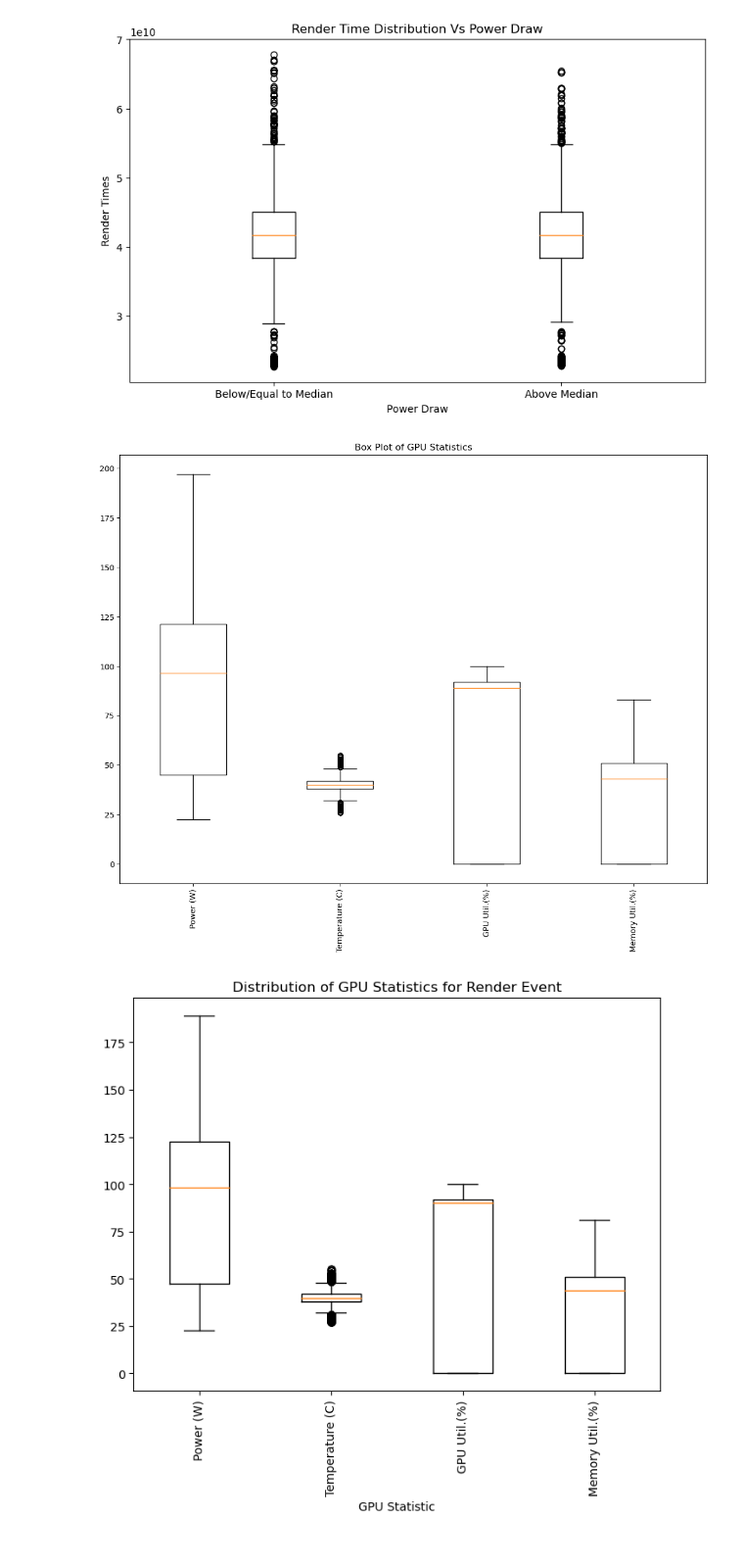
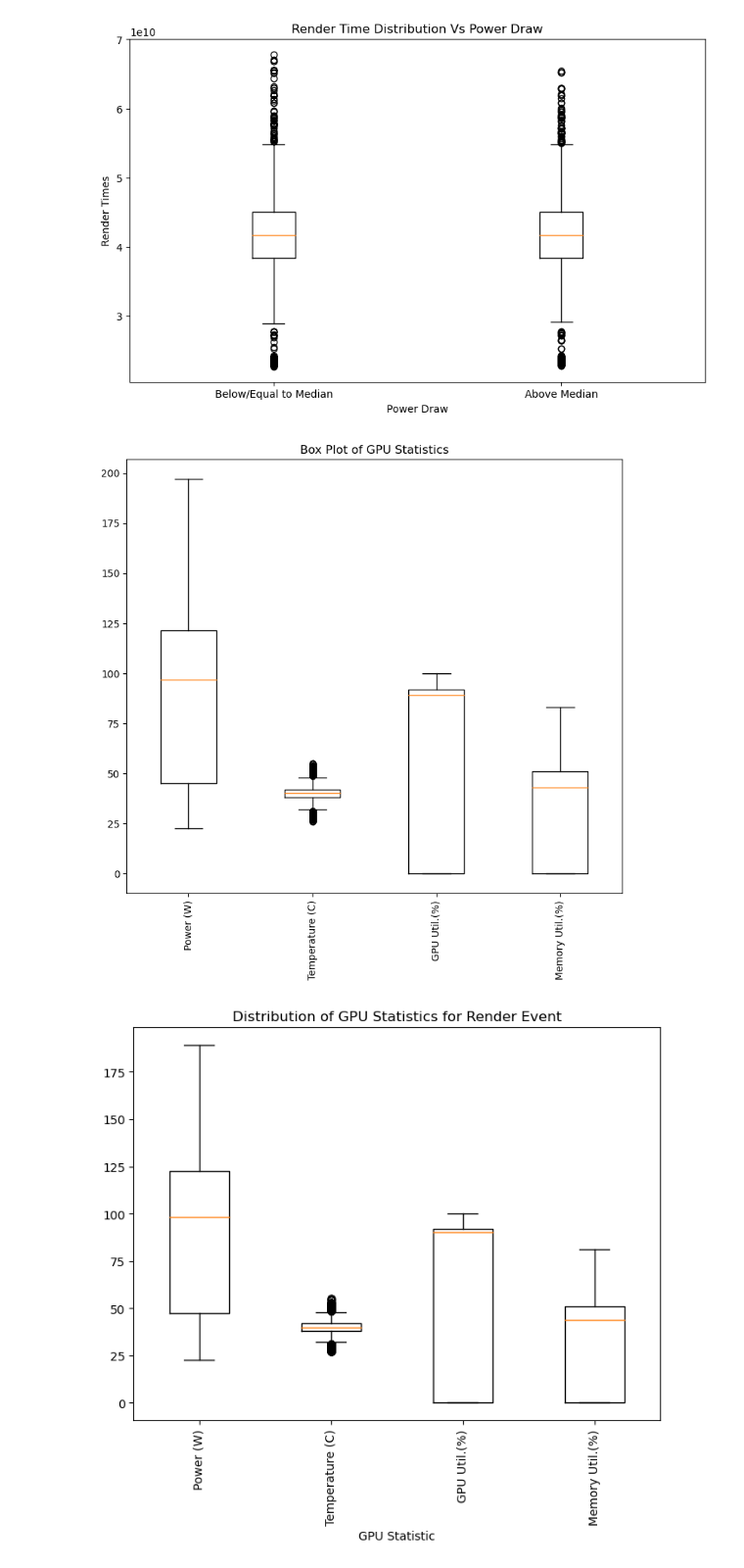
Before and after one commit to darakhsha15/Cloud_computing, a Jupyter notebook: cloud_code.ipynb, the cells around one changed output. Shown at 98% size. Cells and saved outputs as stored; diff of their text form; code cells hidden in the pictures.

```diff
--- a/cloud_code.ipynb
+++ b/cloud_code.ipynb
@@ -68,6 +102,11 @@ df_task.shape
 # %%
-TIMESTAMP_FORMAT = '%Y-%m-%dT%H:%M:%S.%fZ'
-df_gpu['timestamp'] = (df_gpu['timestamp']).apply(lambda x: (datetime.strptime(x, TIMESTAMP_FORMAT)))
+# TIMESTAMP_FORMAT = '%Y-%m-%dT%H:%M:%S.%fZ'
+# df_gpu['timestamp'] = (df_gpu['timestamp']).apply(lambda x: (datetime.strptime(x, TIMESTAMP_FORMAT)))
+# df_gpu
+
+# Converting timestamp for gpu data
+
+df_gpu['timestamp'] = timestamp_conv(df_gpu['timestamp'])
 df_gpu
 # %% [output]
 |  | timestamp | hostname | gpuSerial | gpuUUID | powerDrawWatt | gpuTempC | gpuUtilPerc | gpuMemUtilPerc |
@@ -223,12 +277,14 @@ See the caveats in the documentation: https://pandas.pydata.org/pandas-docs/stab
 # %%
-
 import time
 # group by event name (except total) to find total execution times for each event
 event_duration = df[df['eventName'] != 'TotalRender'].groupby(
 ['eventName']).apply(lambda x: x.stop_time - x.start_time)
 
 # sum execution times
-x = pd.DataFrame(event_duration)
-sum_events= x.groupby(['eventName']).sum()
-#sum_events.dt.total_seconds()
+# x = pd.DataFrame(event_duration)
+sum_events = event_duration.groupby(['eventName']).sum().dt.total_seconds().plot(kind = 'bar')
+plt.ylabel('Time')
+plt.title('Event Summed Execution Time By Event Name')
+plt.rcParams['figure.figsize'] = [15, 8]
+# print(sum_events)
 # %% [output]
@@ -280,3 +327,20 @@ plt.rcParams['figure.figsize'] = [10, 6]
 plt.show()
 # %% [output]
 [figure]
+# %%
+# Storing gpu memory utility % and utility % as x and y variable for plotting
+x = df_gpu.gpuTempC
+y = df_gpu.gpuUtilPerc
+# %%
+# Plotting scatter plot
+plt.scatter(x,y)
+plt.xlabel('GPU Temperature')
+plt.ylabel('GPU Utility Percentage')
+plt.title('GPU Temperature vs GPU Utility Percentage')
+
+# Defining chart size
+plt.rcParams['figure.figsize'] = [10, 6]
+
+# Saving Image
+# plt.savefig('Images/mem-utility.png')
+plt.show()
@@ -355,24 +430,24 @@ plt.show()
 # %%
 #Analyzing GPU Hardware performance visually
 gpu_stats = ['Power (W)','Temperature (C)','GPU Util.(%)','Memory Util.(%)']
 
 plt.subplot(1, 2, 1)
 plt.boxplot([df_gpu['powerDrawWatt'], df_gpu['gpuTempC'],
 df_gpu['gpuUtilPerc'], df_gpu['gpuMemUtilPerc']])
 
 # Add labels
 plt.xticks([i+1 for i, x in enumerate(gpu_stats)],
 gpu_stats, rotation='vertical')
 
 # Plot Title
 plt.title('Box Plot of GPU Statistics')
-plt.rcParams['figure.figsize'] = [30, 10]
+plt.rcParams['figure.figsize'] = [8, 6]
 
 # Saving Image
 # plt.savefig('Images/Box-plot.png')
 plt.show()
 # %% [output]
-[figure, old version]
+[figure, new version]
 # %%
 #GPU Statistics by Event Name
 #1. Rendering:-
```
Also changed, not shown: parts of 21 cells of this notebook, 1 other file.
